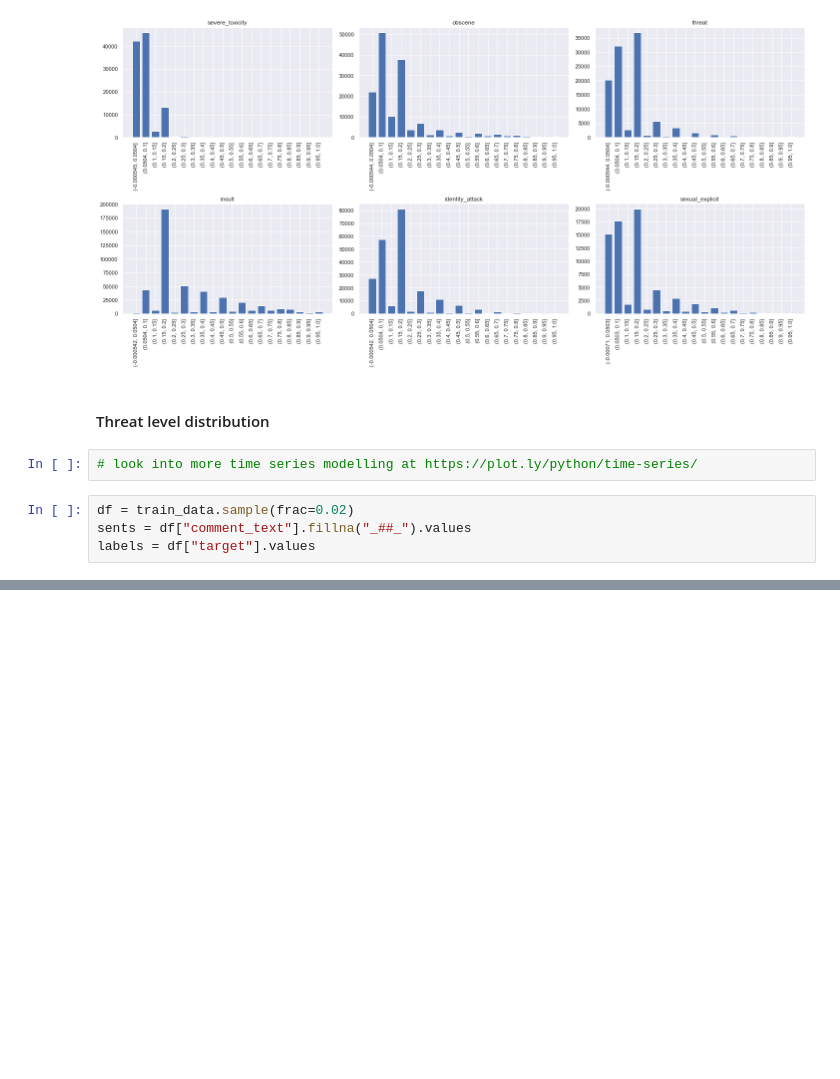
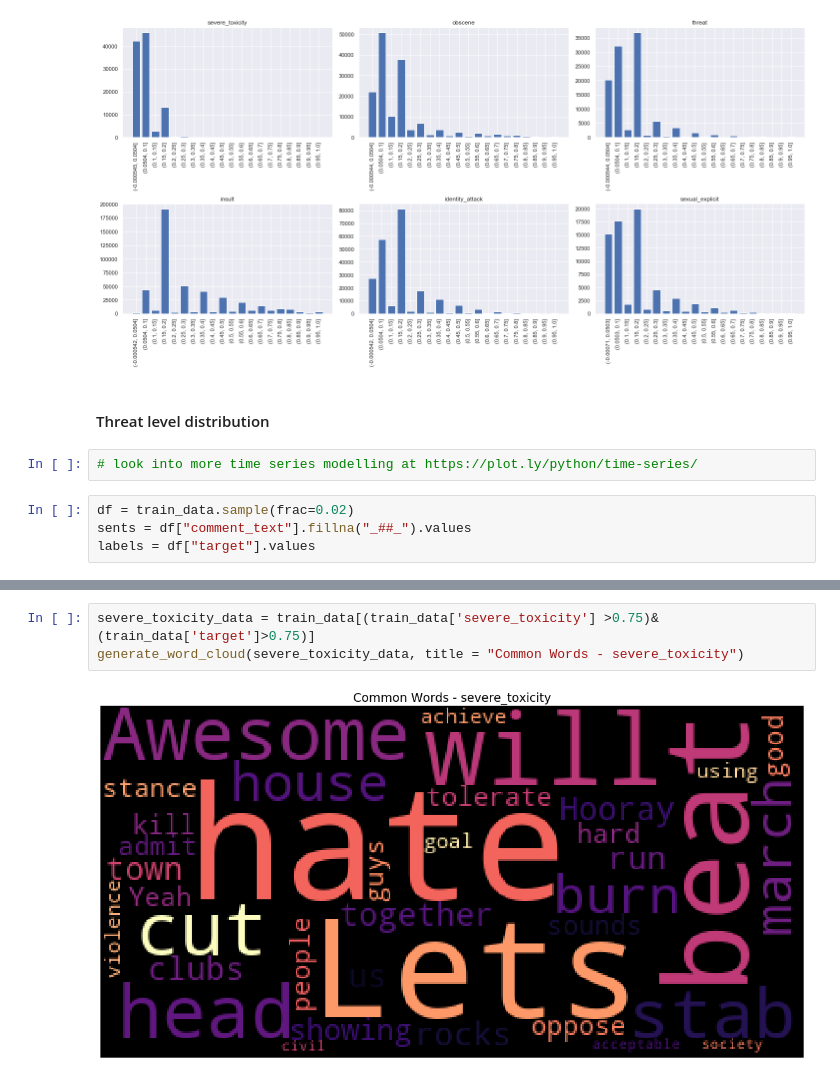
Before and after one commit to ajeyamk/jigsaw-nlp, a Jupyter notebook: jigsaw-nlp-ajeya.ipynb, the cells around one changed output, grey strips where cells are left out. Drawn from its saved outputs; the diff is of its cells as text; blank space fills up the shorter version.

```diff
--- a/jigsaw-nlp-ajeya.ipynb
+++ b/jigsaw-nlp-ajeya.ipynb
@@ -179,0 +206,5 @@ Difficulty                   4.453553112656742   HIGH
+# %%
+severe_toxicity_data = train_data[(train_data['severe_toxicity'] >0.75)&(train_data['target']>0.75)]
+generate_word_cloud(severe_toxicity_data, title = "Common Words - severe_toxicity")
+# %% [output]
+[figure, added]
```
Also changed, not shown: parts of 9 cells of this notebook.
